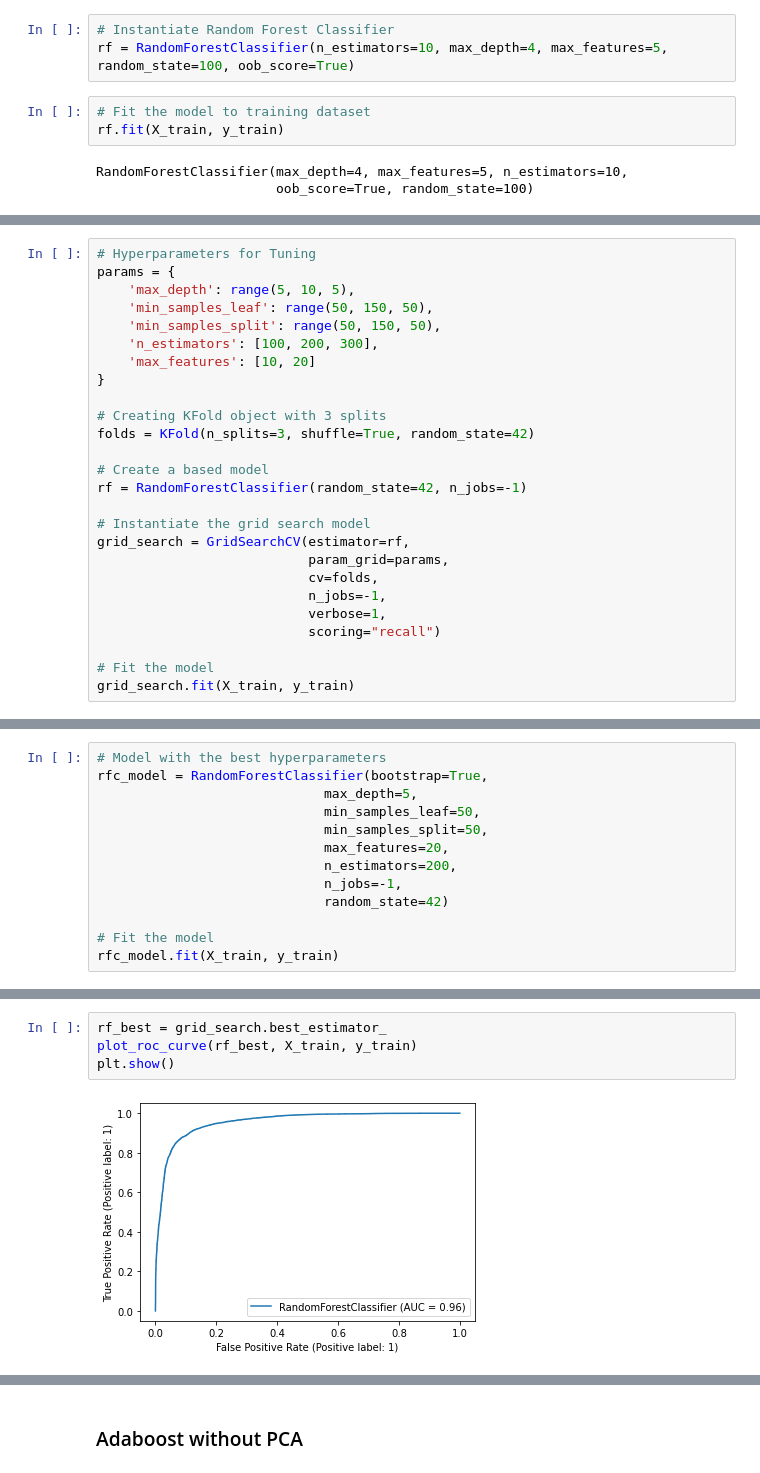
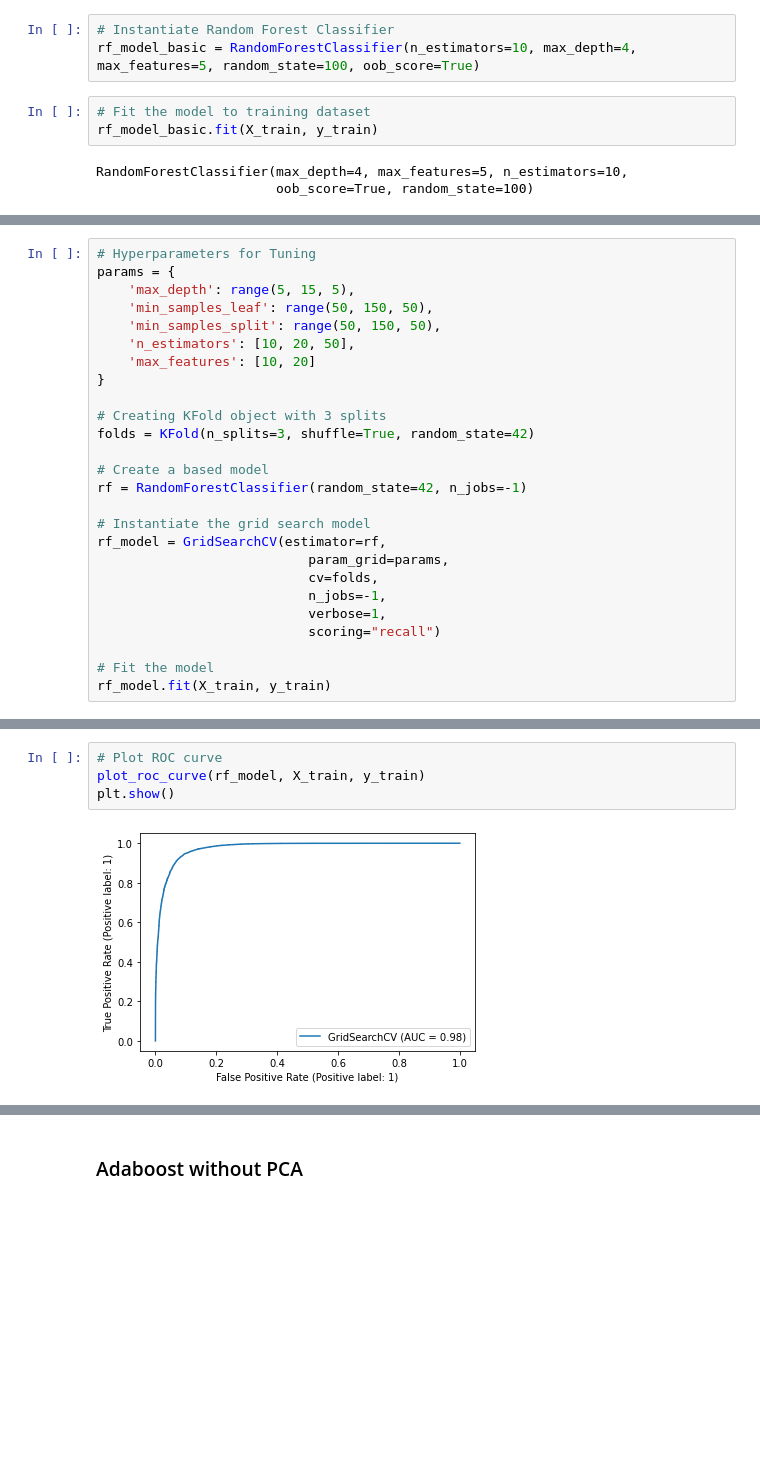
Before and after one commit to Sanjeev-Surendran/Telecom-Churn-Case-Study, a Jupyter notebook: Telecom Churn Case Study.ipynb, the cells around one changed output, grey strips where cells are left out. Saved outputs shown, nothing was run; the diff lists cells and outputs as text; blank space fills up the shorter version.

```diff
--- a/Telecom Churn Case Study.ipynb
+++ b/Telecom Churn Case Study.ipynb
@@ -2175,10 +2350,10 @@ Specificity :  0.8758033698106653
 ### Random Forest Classifier without PCA
 # %%
 # Instantiate Random Forest Classifier
-rf = RandomForestClassifier(n_estimators=10, max_depth=4, max_features=5, random_state=100, oob_score=True)
+rf_model_basic = RandomForestClassifier(n_estimators=10, max_depth=4, max_features=5, random_state=100, oob_score=True)
 # %%
 # Fit the model to training dataset
-rf.fit(X_train, y_train)
+rf_model_basic.fit(X_train, y_train)
 # %% [output]
 RandomForestClassifier(max_depth=4, max_features=5, n_estimators=10,
                        oob_score=True, random_state=100)
@@ -2196,10 +2421,10 @@ plt.show()
 # %%
 # Hyperparameters for Tuning
 params = {
-    'max_depth': range(5, 10, 5),
+    'max_depth': range(5, 15, 5),
     'min_samples_leaf': range(50, 150, 50),
     'min_samples_split': range(50, 150, 50),
-    'n_estimators': [100, 200, 300],
+    'n_estimators': [10, 20, 50],
     'max_features': [10, 20]
 }
 
@@ -2210,7 +2435,7 @@ folds = KFold(n_splits=3, shuffle=True, random_state=42)
 rf = RandomForestClassifier(random_state=42, n_jobs=-1)
 
 # Instantiate the grid search model
-grid_search = GridSearchCV(estimator=rf,
+rf_model = GridSearchCV(estimator=rf,
                            param_grid=params,
                            cv=folds,
                            n_jobs=-1,
@@ -2218,5 +2443,5 @@ grid_search = GridSearchCV(estimator=rf,
                            scoring="recall")
 
 # Fit the model
-grid_search.fit(X_train, y_train)
+rf_model.fit(X_train, y_train)
 # %% [output]
@@ -2240,14 +2465 @@ Best Param Estimator RandomForestClassifier(max_depth=5, max_features=20, min_sa
                        random_state=42)
-# %%
-# Model with the best hyperparameters
-rfc_model = RandomForestClassifier(bootstrap=True,
-                             max_depth=5,
-                             min_samples_leaf=50,
-                             min_samples_split=50,
-                             max_features=20,
-                             n_estimators=200,
-                             n_jobs=-1,
-                             random_state=42)
-
-# Fit the model
-rfc_model.fit(X_train, y_train)
@@ -2292,6 +2500,6 @@ Specificity :  0.8737189508424527
 # %%
-rf_best = grid_search.best_estimator_
-plot_roc_curve(rf_best, X_train, y_train)
+# Plot ROC curve
+plot_roc_curve(rf_model, X_train, y_train)
 plt.show()
 # %% [output]
-[figure, old version]
+[figure, new version]
```
Also changed, not shown: parts of 303 cells of this notebook, 2 other files.
